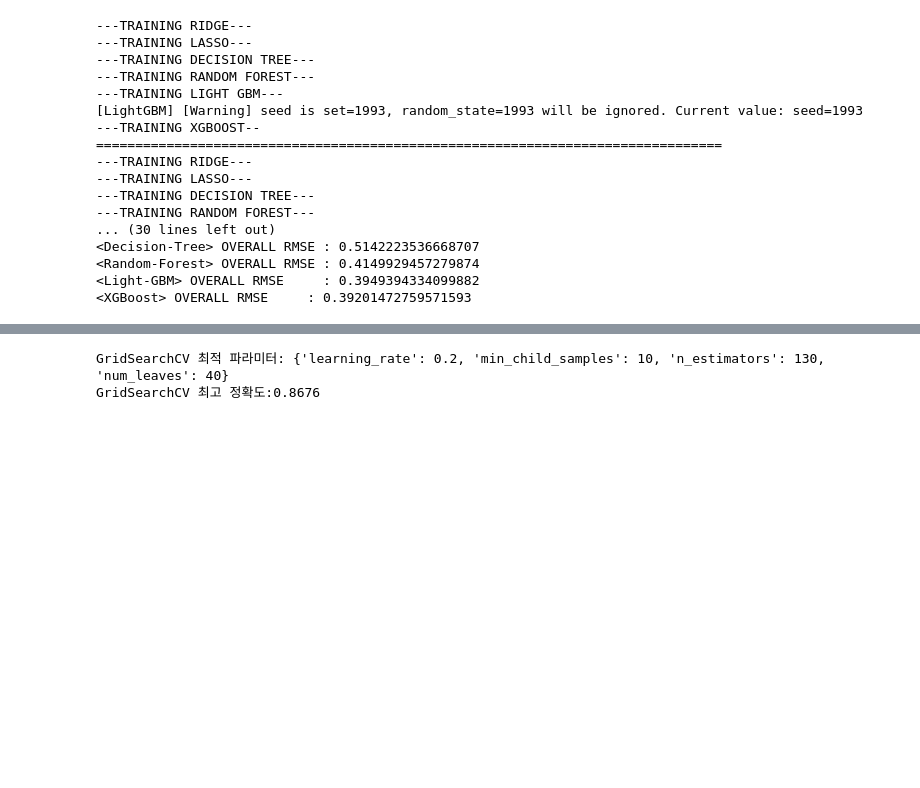
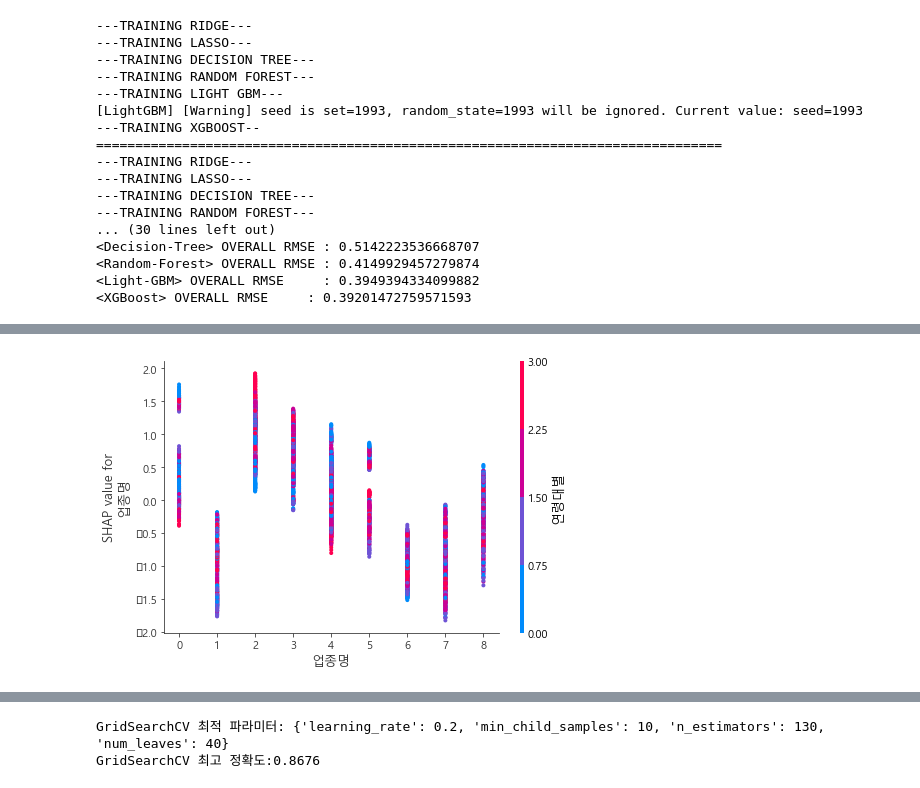
Before and after one commit to So-chankyun/consumption-pattern-analysis-of-jeju-tourist, a Jupyter notebook: consumption pattern analysis of jeju tourist.ipynb, the cells around one changed output, grey strips where cells are left out. Saved outputs shown, nothing was run; the diff lists cells and outputs as text; code cells hidden in the pictures; blank space fills up the shorter version.

```diff
--- a/consumption pattern analysis of jeju tourist.ipynb
+++ b/consumption pattern analysis of jeju tourist.ipynb
@@ -1021,0 +1138,4 @@ Did not meet early stopping. Best iteration is:
+# %%
+shap.dependence_plot("업종명",shap_values_train ,X_train,interaction_index="연령대별")
+# %% [output]
+[figure, added]
```
Also changed, not shown: parts of 34 cells of this notebook, 1 other file.
